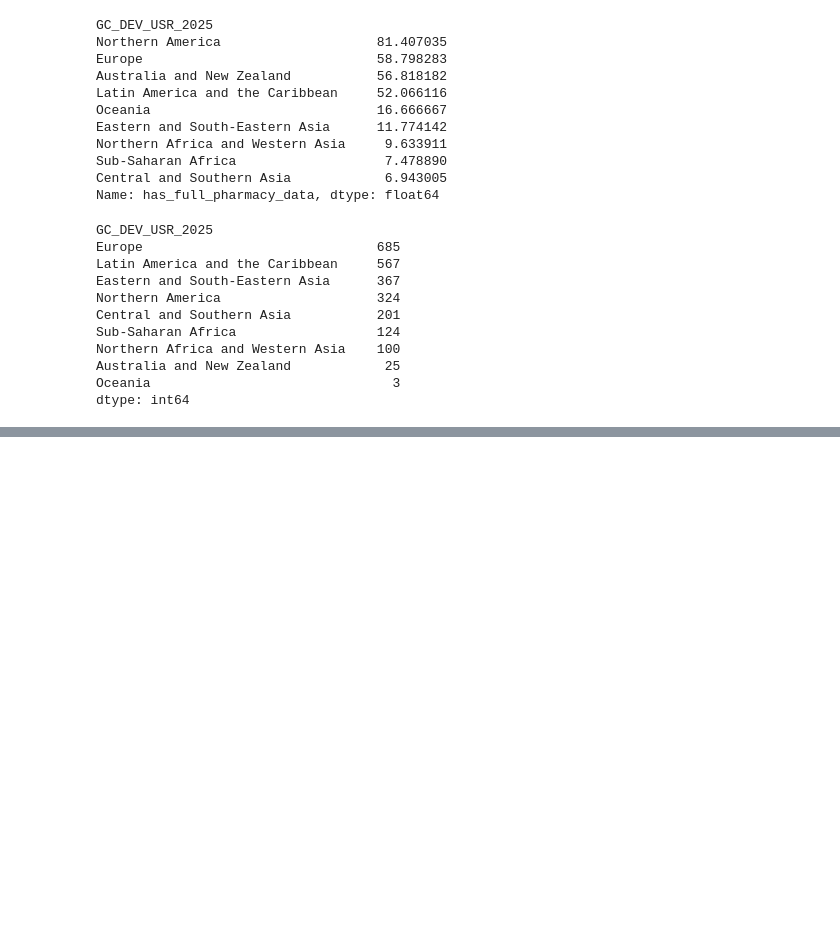
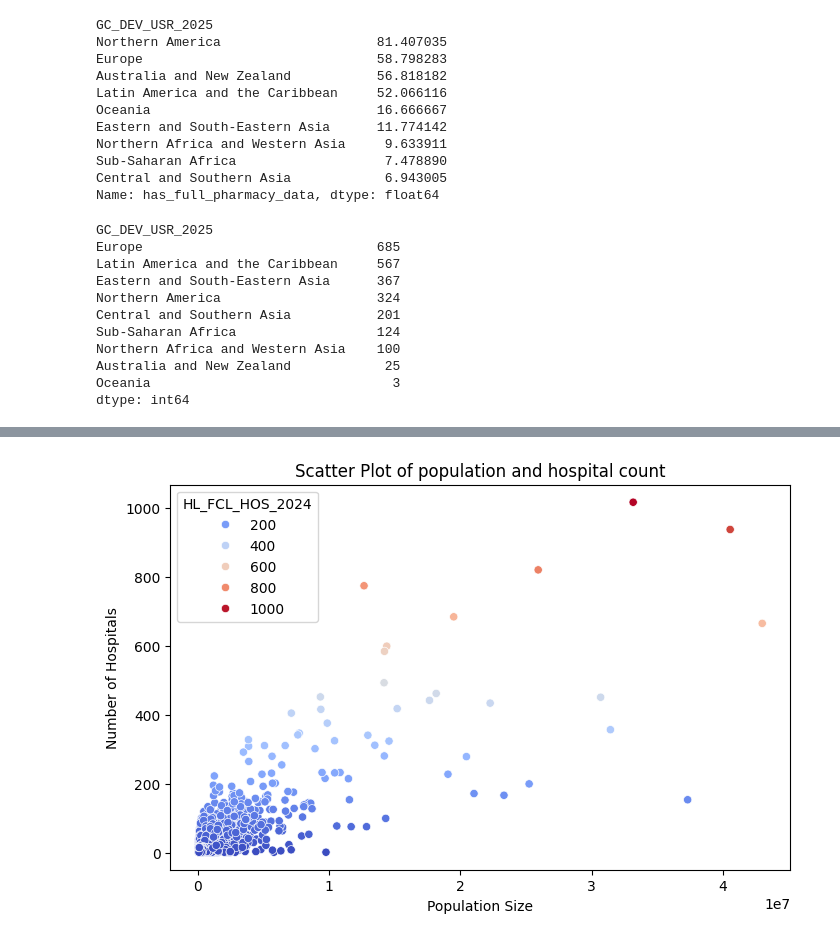
Before and after one commit to ArnoldG8/TidyTuesday_September_Health_metrics_in_urban_centres_worldwide, a Jupyter notebook: september-tidytuesday.ipynb, the cells around one changed output, grey strips where cells are left out. Cells and saved outputs as stored; diff of their text form; code cells hidden in the pictures; blank space fills up the shorter version.

```diff
--- a/september-tidytuesday.ipynb
+++ b/september-tidytuesday.ipynb
@@ -238,0 +249,10 @@ dtype: int64
+# %%
+# Visualise if there is a linear connection between population and hospital count
+plt.figure(figsize=(8, 5))
+sns.scatterplot(x='GC_POP_TOT_2025', y='HL_FCL_HOS_2024', data=EDA_health, hue='HL_FCL_HOS_2024', palette='coolwarm')
+plt.title('Scatter Plot of population and hospital count')
+plt.xlabel('Population Size')
+plt.ylabel('Number of Hospitals')
+plt.show()
+# %% [output]
+[figure, added]
```
Also changed, not shown: parts of 1 cell of this notebook.
